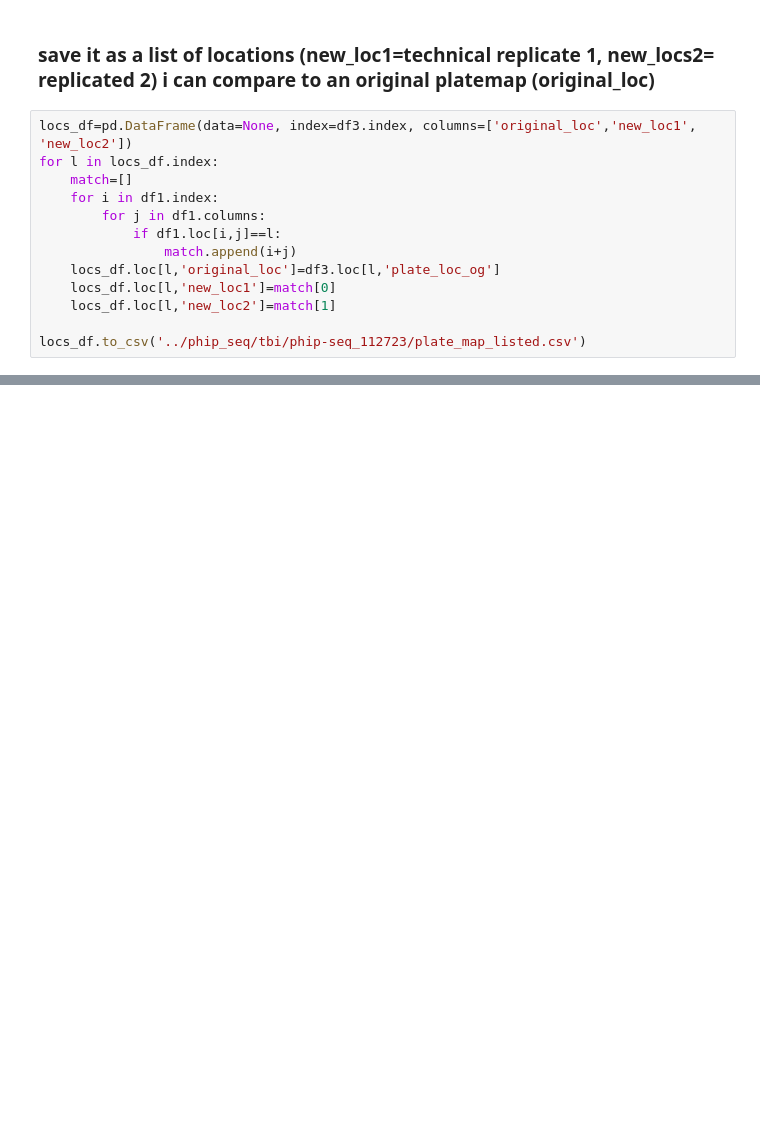
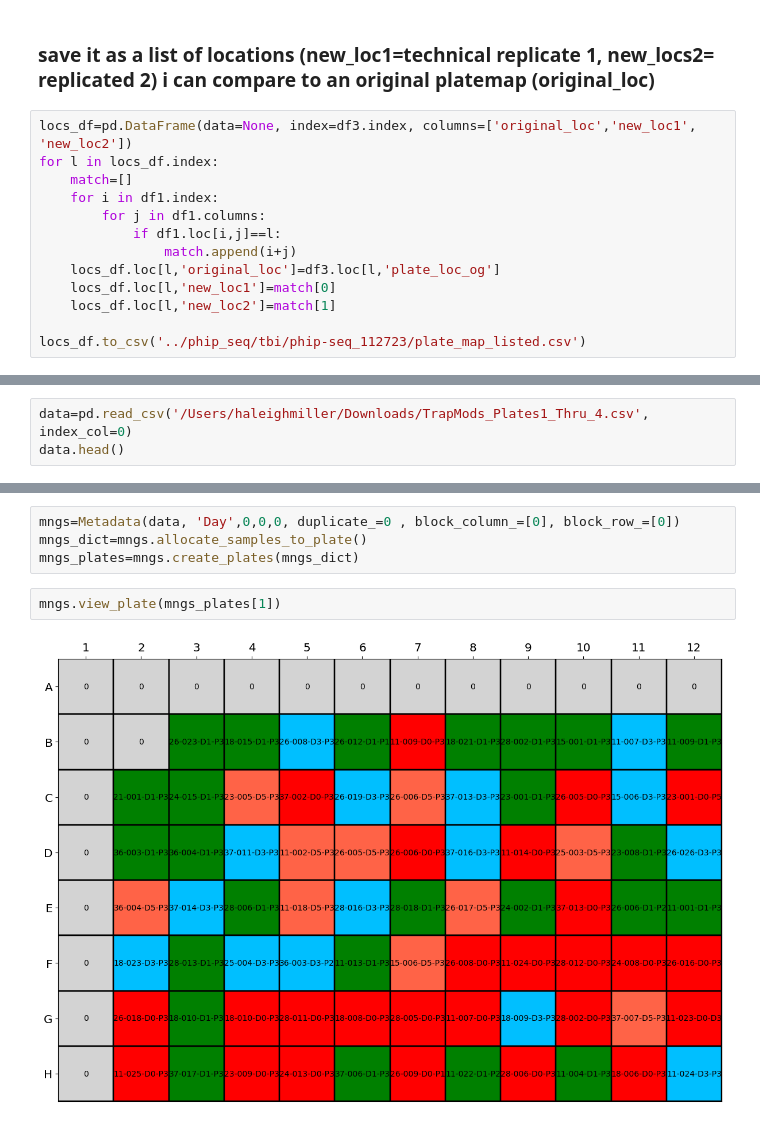
Before and after one commit to h-s-miller/platemappy, a Jupyter notebook: platemappy_tutorial.ipynb, the cells around one changed output, grey strips where cells are left out. Drawn from its saved outputs; the diff is of its cells as text; blank space fills up the shorter version.

Commit message:
you can now block entire columns and rows

```diff
--- a/platemappy_tutorial.ipynb
+++ b/platemappy_tutorial.ipynb
@@ -345,0 +428,3 @@ locs_df.to_csv('../phip_seq/tbi/phip-seq_112723/plate_map_listed.csv')
+# %%
+data=pd.read_csv('/Users/haleighmiller/Downloads/TrapMods_Plates1_Thru_4.csv', index_col=0)
+data.head()
@@ -345,0 +439,8 @@ locs_df.to_csv('../phip_seq/tbi/phip-seq_112723/plate_map_listed.csv')
+# %%
+mngs=Metadata(data, 'Day',0,0,0, duplicate_=0 , block_column_=[0], block_row_=[0])
+mngs_dict=mngs.allocate_samples_to_plate()
+mngs_plates=mngs.create_plates(mngs_dict)
+# %%
+mngs.view_plate(mngs_plates[1])
+# %% [output]
+[figure, added]
```
Also changed, not shown: parts of 3 cells of this notebook.
